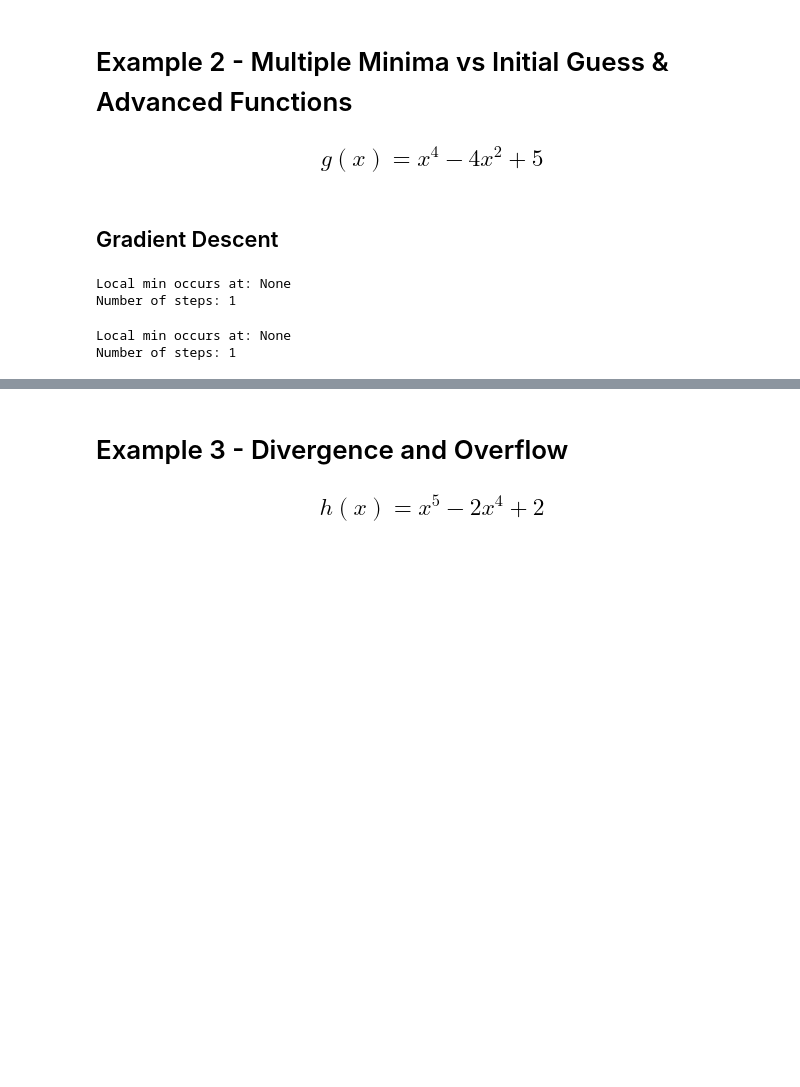
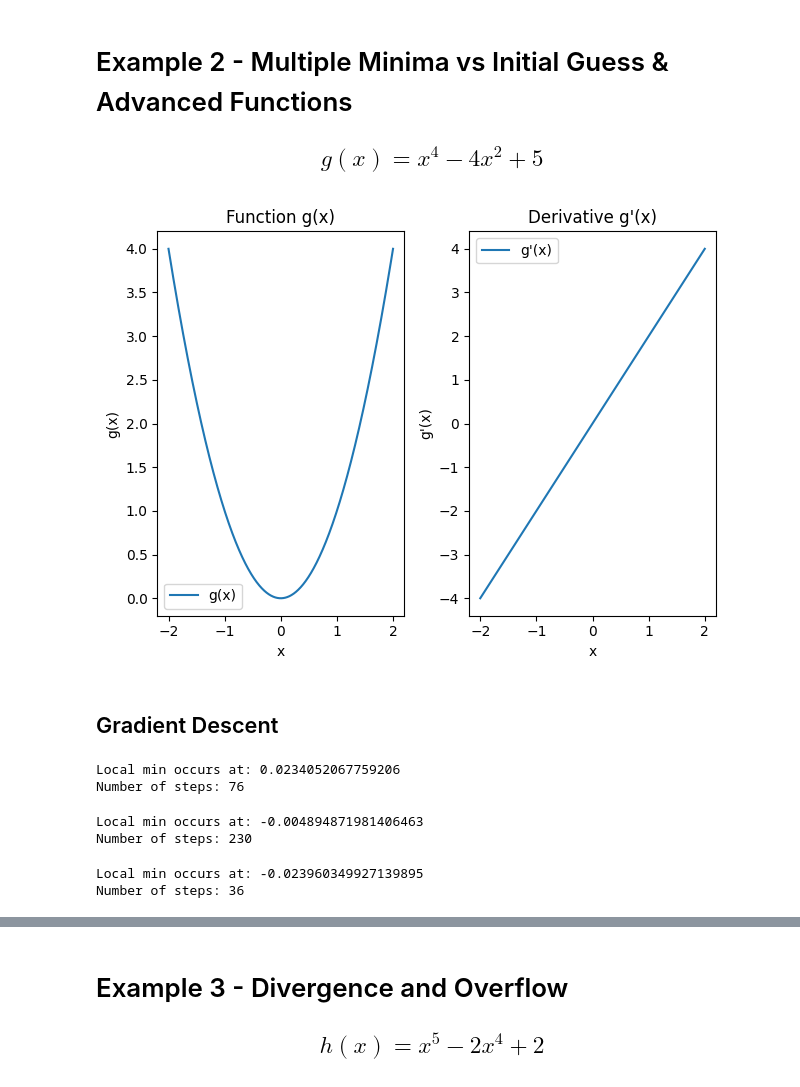
Before and after one commit to Suvarnaa13/FMML-LAB-1, a Jupyter notebook: FMML_2022_Module_04_Project_2024.ipynb, the cells around one changed output, grey strips where cells are left out. Cells and saved outputs as stored; diff of their text form; code cells hidden in the pictures; blank space fills up the shorter version.

```diff
--- a/FMML_2022_Module_04_Project_2024.ipynb
+++ b/FMML_2022_Module_04_Project_2024.ipynb
@@ -191,3 +203,41 @@ def dg(x):
+# %%
+## TASK-3 : Plot function and derivative side by side like has been done earlier
+import numpy as np
+import matplotlib.pyplot as plt
+
+x_2 = np.linspace(-2, 2, 1000)
+
+# Replace the following with your actual function g(x)
+def g(x):
+    return x**2  # Replace with your actual function
+
+# Replace the following with the derivative of your actual function dg(x)
+def dg(x):
+    return 2*x  # Replace with the derivative of your actual function
+
+# Plot the function g(x)
+plt.subplot(1, 2, 1)
+plt.plot(x_2, g(x_2), label='g(x)')
+plt.title('Function g(x)')
+plt.xlabel('x')
+plt.ylabel('g(x)')
+plt.legend()
+
+# Plot the derivative dg(x)
+plt.subplot(1, 2, 2)
+plt.plot(x_2, dg(x_2), label="g'(x)")
+plt.title("Derivative g'(x)")
+plt.xlabel("x")
+plt.ylabel("g'(x)")
+plt.legend()
+
+# Adjust layout for better visualization
+plt.tight_layout()
+
+# Show the plots
+plt.show()
+# %% [output]
+[figure, added]
 # %% [markdown]
 ## Gradient Descent
 # %%
@@ -234,21 +262,25 @@ def gradient_descent(df, initial_x, step_multiplier, precision):
+# %%
+local_min, list_x, deriv_list = gradient_descent(dg, 0.5, 0.02, 0.001)
+print('Local min occurs at:', local_min)
+print('Number of steps:', len(list_x))
+# %% [output]
+Local min occurs at: 0.0234052067759206
+Number of steps: 76
 # %%
-# Assuming gradient_descent function takes arguments df, initial_x, step_multiplier, precision
-local_min, list_x, deriv_list = gradient_descent(df=dg, initial_x=-0.5, step_multiplier=0.01, precision=0.0001)
-
+local_min, list_x, deriv_list = gradient_descent(derivative_func=dg, initial_guess= -0.5,
+                                                 multiplier=0.01, precision=0.0001)
 print('Local min occurs at:', local_min)
 print('Number of steps:', len(list_x))
 # %% [output]
-Local min occurs at: None
-Number of steps: 1
+Local min occurs at: -0.004894871981406463
+Number of steps: 230
 # %%
-# Assuming gradient_descent function takes arguments df, initial_x, step_multiplier, precision
-local_min, list_x, deriv_list = gradient_descent(df=dg, initial_x=-0.1, step_multiplier=0.01, precision=0.0001)
-
+local_min, list_x, deriv_list = gradient_descent(derivative_func=dg, initial_guess= -0.1)
 print('Local min occurs at:', local_min)
 print('Number of steps:', len(list_x))
 # %% [output]
-Local min occurs at: None
-Number of steps: 1
+Local min occurs at: -0.023960349927139895
+Number of steps: 36
 # %%
 # Calling gradient descent function
 local_min, list_x, deriv_list = gradient_descent(derivative_func=dg, initial_guess= 0)
```
Also changed, not shown: parts of 29 cells of this notebook.
